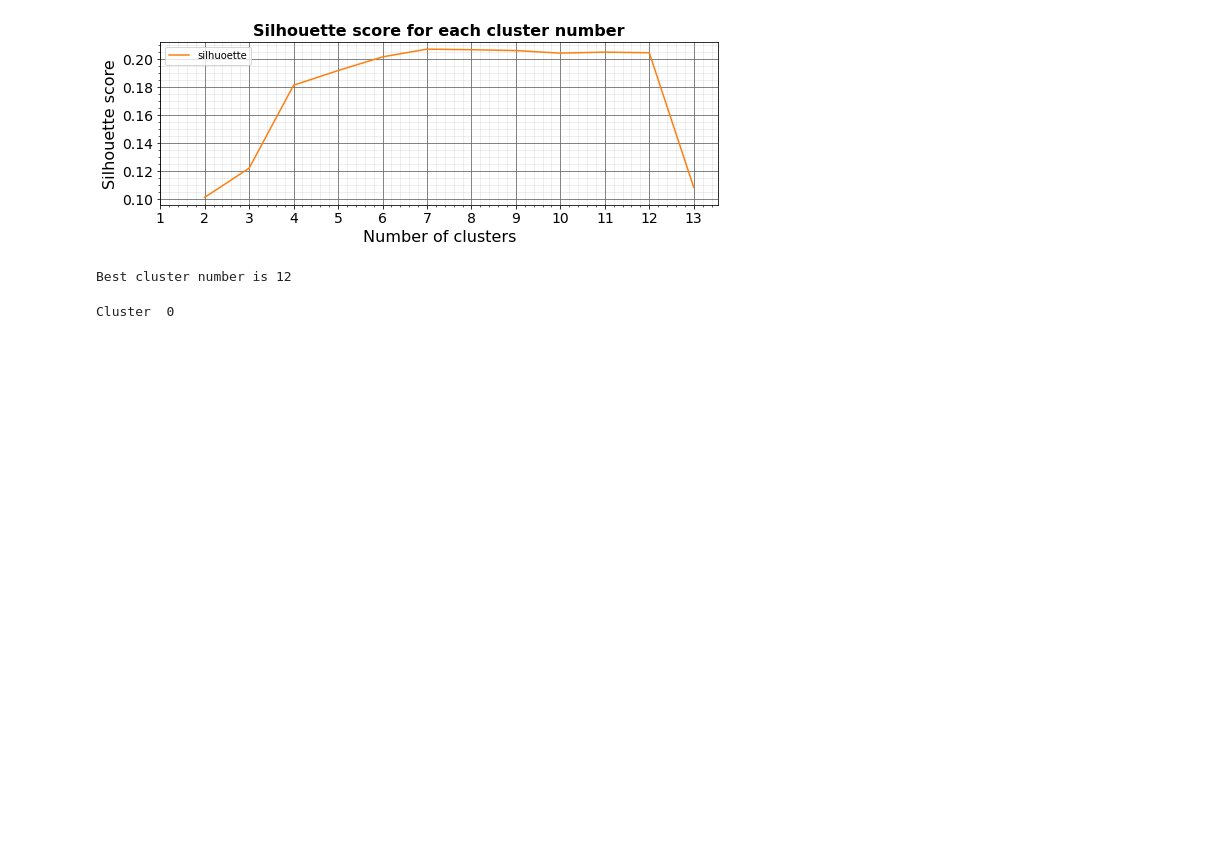
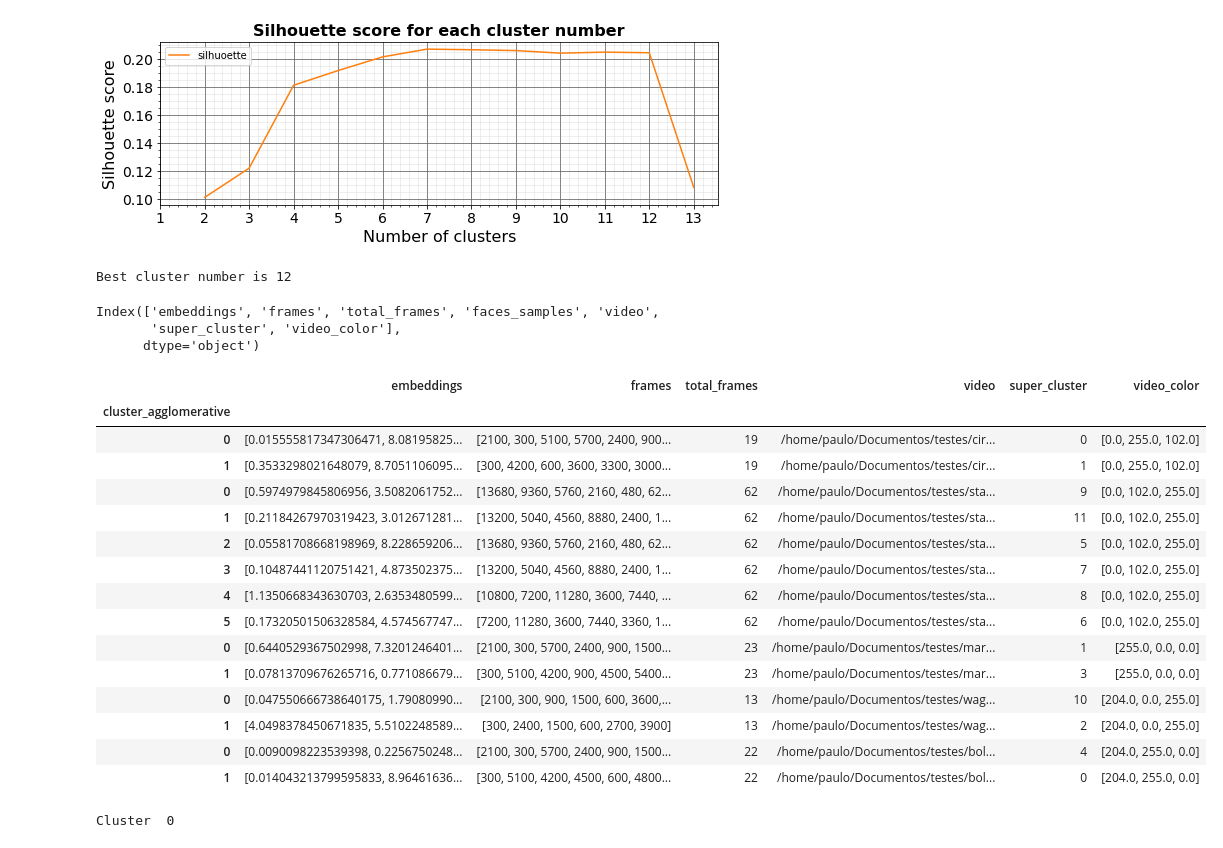
Before and after one commit to TeleMidia/face_clustering, a Jupyter notebook: ipynb/video/Video Recomendation.ipynb, the cells around one changed output. Saved outputs shown, nothing was run; the diff lists cells and outputs as text; code cells hidden in the pictures; blank space fills up the shorter version.

Commit message:
video recommendation udated

```diff
--- a/ipynb/video/Video Recomendation.ipynb
+++ b/ipynb/video/Video Recomendation.ipynb
@@ -55,6 +55,31 @@ video_colors = {}
 for i, video in enumerate(set(dt_all_meta.video)):
     video_colors[video] = colors[i]
 dt_all_meta['video_color'] = dt_all_meta.video.map(video_colors)
+# %%
+dt_all_meta.columns
+# %% [output]
+Index(['embeddings', 'frames', 'total_frames', 'faces_samples', 'video',
+       'super_cluster', 'video_color'],
+      dtype='object')
+# %%
+dt_all_meta[['embeddings', 'frames', 'total_frames', 'video','super_cluster', 'video_color']].head(20)
+# %% [output]
+|  | embeddings | frames | total_frames | video | super_cluster | video_color |
+| cluster_agglomerative |  |  |  |  |  |  |
+| 0 | [0.015555817347306471, 8.08195825... | [2100, 300, 5100, 5700, 2400, 900... | 19 | /home/paulo/Documentos/testes/cir... | 0 | [0.0, 255.0, 102.0] |
+| 1 | [0.3533298021648079, 8.7051106095... | [300, 4200, 600, 3600, 3300, 3000... | 19 | /home/paulo/Documentos/testes/cir... | 1 | [0.0, 255.0, 102.0] |
+| 0 | [0.5974979845806956, 3.5082061752... | [13680, 9360, 5760, 2160, 480, 62... | 62 | /home/paulo/Documentos/testes/sta... | 9 | [0.0, 102.0, 255.0] |
+| 1 | [0.21184267970319423, 3.012671281... | [13200, 5040, 4560, 8880, 2400, 1... | 62 | /home/paulo/Documentos/testes/sta... | 11 | [0.0, 102.0, 255.0] |
+| 2 | [0.05581708668198969, 8.228659206... | [13680, 9360, 5760, 2160, 480, 62... | 62 | /home/paulo/Documentos/testes/sta... | 5 | [0.0, 102.0, 255.0] |
+| 3 | [0.10487441120751421, 4.873502375... | [13200, 5040, 4560, 8880, 2400, 1... | 62 | /home/paulo/Documentos/testes/sta... | 7 | [0.0, 102.0, 255.0] |
+| 4 | [1.1350668343630703, 2.6353480599... | [10800, 7200, 11280, 3600, 7440, ... | 62 | /home/paulo/Documentos/testes/sta... | 8 | [0.0, 102.0, 255.0] |
+| 5 | [0.17320501506328584, 4.574567747... | [7200, 11280, 3600, 7440, 3360, 1... | 62 | /home/paulo/Documentos/testes/sta... | 6 | [0.0, 102.0, 255.0] |
+| 0 | [0.6440529367502998, 7.3201246401... | [2100, 300, 5700, 2400, 900, 1500... | 23 | /home/paulo/Documentos/testes/mar... | 1 | [255.0, 0.0, 0.0] |
+| 1 | [0.07813709676265716, 0.771086679... | [300, 5100, 4200, 900, 4500, 5400... | 23 | /home/paulo/Documentos/testes/mar... | 3 | [255.0, 0.0, 0.0] |
+| 0 | [0.047550666738640175, 1.79080990... | [2100, 300, 900, 1500, 600, 3600,... | 13 | /home/paulo/Documentos/testes/wag... | 10 | [204.0, 0.0, 255.0] |
+| 1 | [4.0498378450671835, 5.5102248589... | [300, 2400, 1500, 600, 2700, 3900] | 13 | /home/paulo/Documentos/testes/wag... | 2 | [204.0, 0.0, 255.0] |
+| 0 | [0.0090098223539398, 0.2256750248... | [2100, 300, 5700, 2400, 900, 1500... | 22 | /home/paulo/Documentos/testes/bol... | 4 | [204.0, 255.0, 0.0] |
+| 1 | [0.014043213799595833, 8.96461636... | [300, 5100, 4200, 4500, 600, 4800... | 22 | /home/paulo/Documentos/testes/bol... | 0 | [204.0, 255.0, 0.0] |
 # %%
 for cluster in set(dt_all_meta['super_cluster']):
     print('Cluster ', cluster)
```
Also changed, not shown: parts of 2 cells of this notebook.
